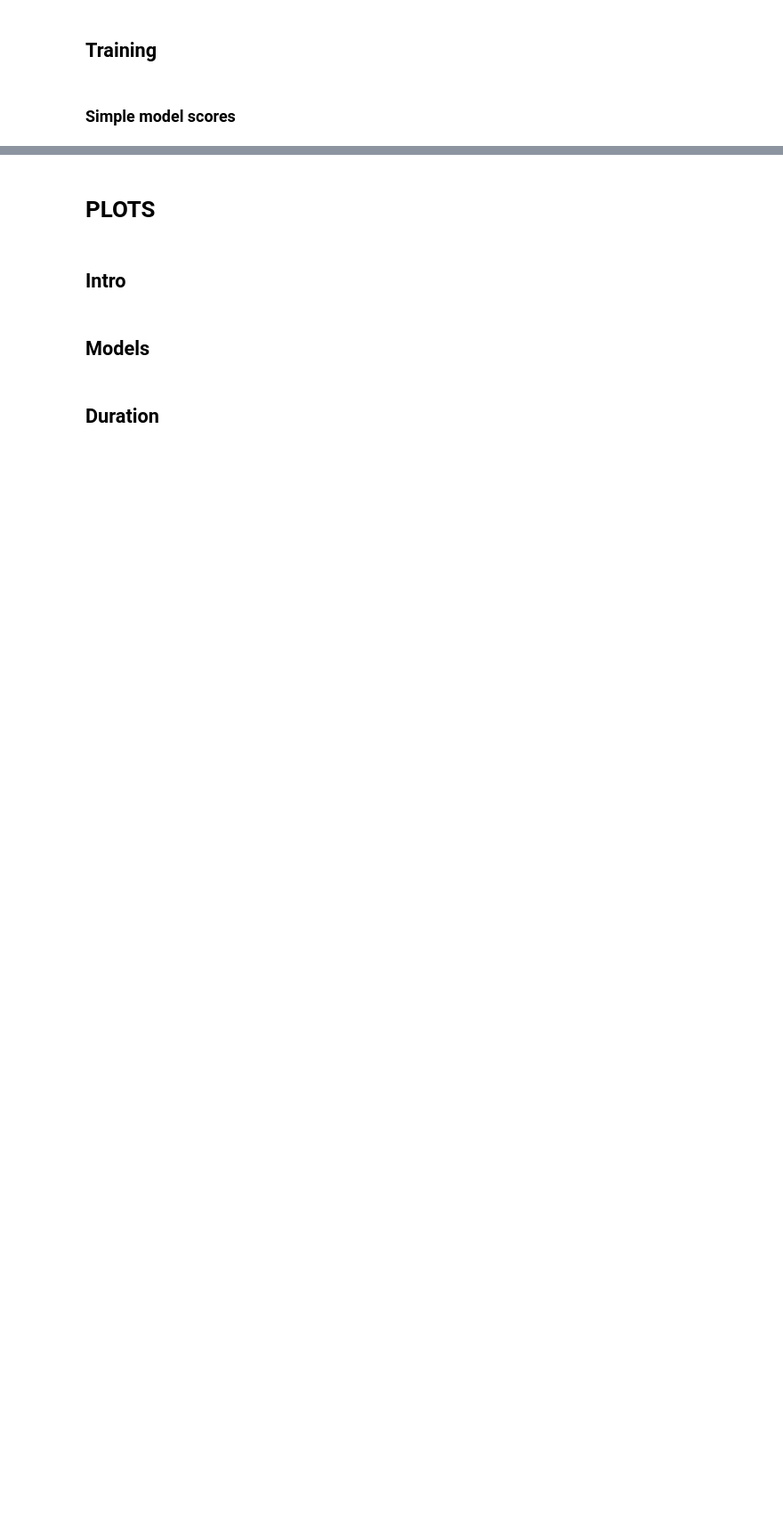
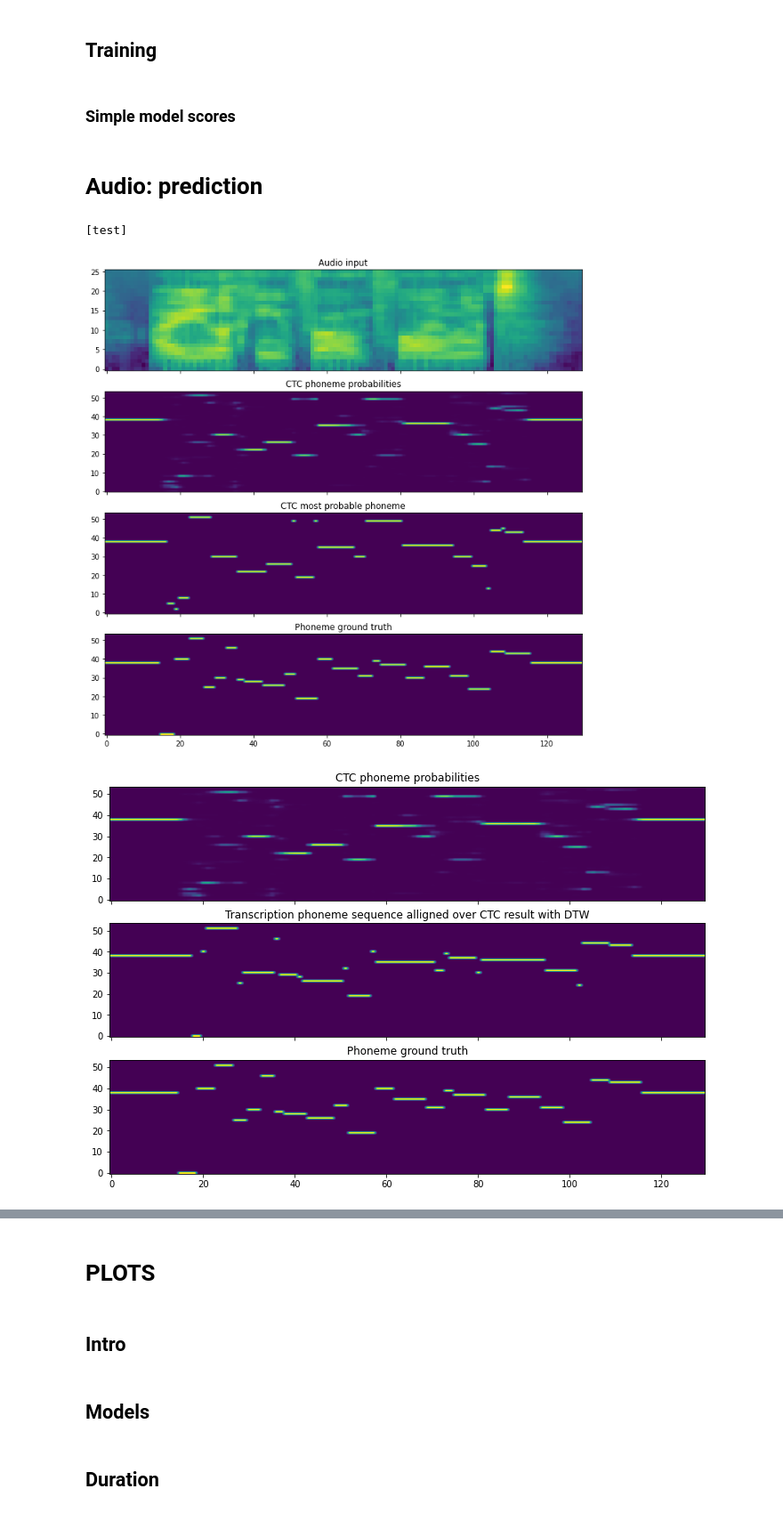
Before and after one commit to vegetablejuiceftw/soft-pointer-networks, a Jupyter notebook: Soft_Pointer_Network_RAW.ipynb, the cells around one changed output, grey strips where cells are left out. Shown at 89% size. Cells and saved outputs as stored; diff of their text form; code cells hidden in the pictures; blank space fills up the shorter version.

```diff
--- a/Soft_Pointer_Network_RAW.ipynb
+++ b/Soft_Pointer_Network_RAW.ipynb
@@ -2486,3 +2629,5 @@ eval_border_agreement(duration_combined_model=duration_combined_model)
 # 	99.9%	 < 105ms		100.0%	 < 9999ms
 # 60.33% 86.48% 95.09% 98.09% 99.30% 99.70% 99.81% 99.85% 99.86% 99.86% 99.86% 99.86% 99.86% 99.86% 99.86% 99.86% 99.86% 99.86% 99.86% 99.86%
 # Sat May  9 02:44:37 2020
+# %% [markdown]
+# Audio: prediction
@@ -2488,0 +2656,31 @@ eval_border_agreement(duration_combined_model=duration_combined_model)
+# %%
+class LightLSTM(nn.Module):
+    def __init__(self, feature_dim, out_dim, dropout_prob=0.05, with_hidden=False):
+        super().__init__()
+        self.batchnorm = nn.BatchNorm1d(feature_dim)
+        self.hidden_size = 128
+        self.rnn = nn.LSTM(feature_dim, self.hidden_size, batch_first=True, bidirectional=True, num_layers=2, dropout=dropout_prob)
+        self.fc = nn.Linear(self.hidden_size * 2, out_dim)
+        self.with_hidden = with_hidden
+        load(self, "/content/spn/trained_weights/CTC-lstm-final.pth")
+
+    def forward(self, features, masks, features_audio, masks_audio):
+        x = features_audio
+        x = x.permute(0, 2, 1).contiguous()
+        x = self.batchnorm(x)
+        x = x.permute(0, 2, 1).contiguous()
+        x, (hidden, _) = self.rnn(x)
+        x = self.fc(x)
+        if self.with_hidden:
+            hidden = hidden[:2,:,:] + hidden[2:,:,:]
+            return x, hidden
+        return x
+
+
+
+audio_lstm = LightLSTM(INPUT_SIZE, KNOWN_LABELS_COUNT).to(device)
+show_audio(audio_lstm, test_dataset, "test", plot_only=True)
+# %% [output]
+[test]
+[figure, added]
+[figure, added]
```
Also changed, not shown: parts of 20 cells of this notebook, 3 other files.
